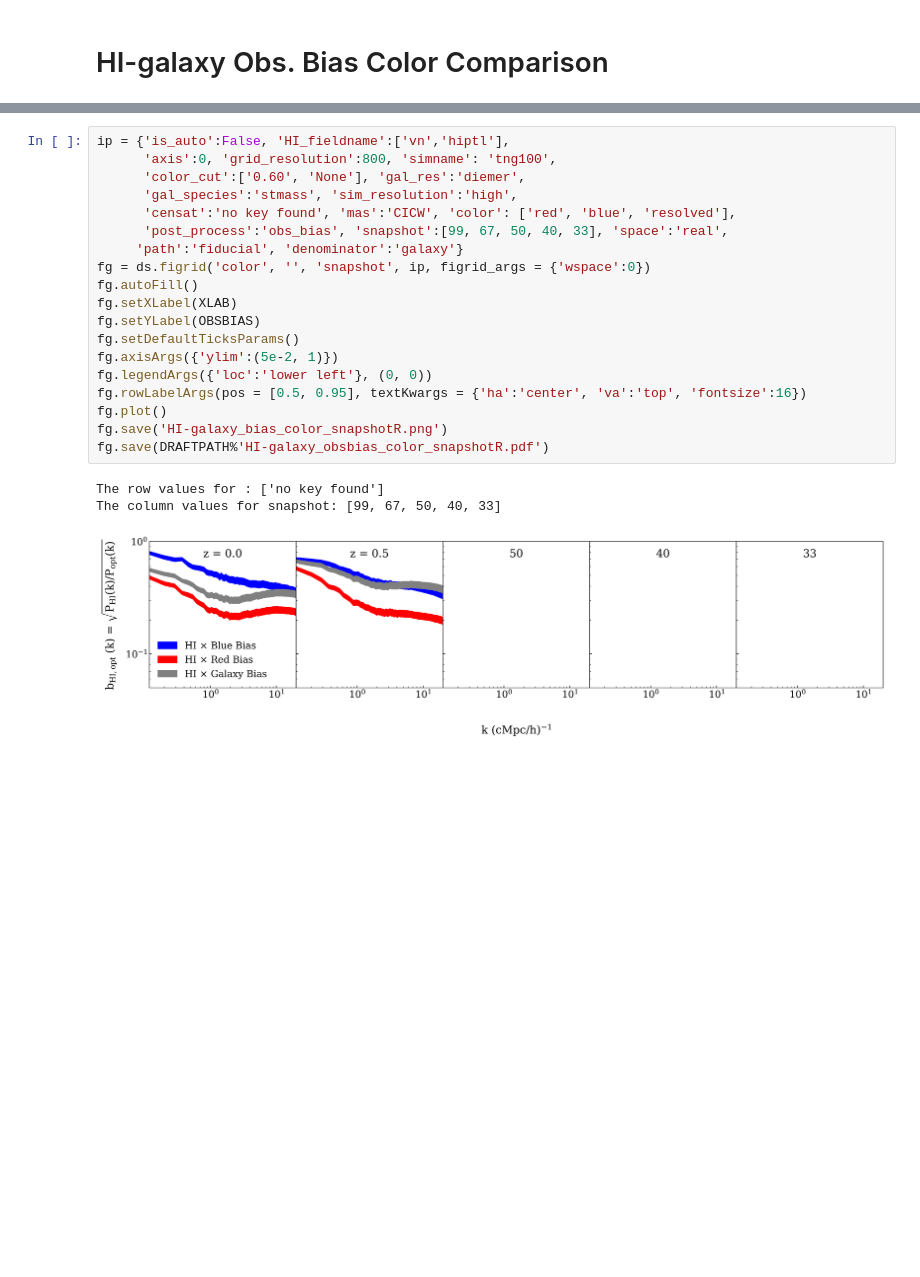
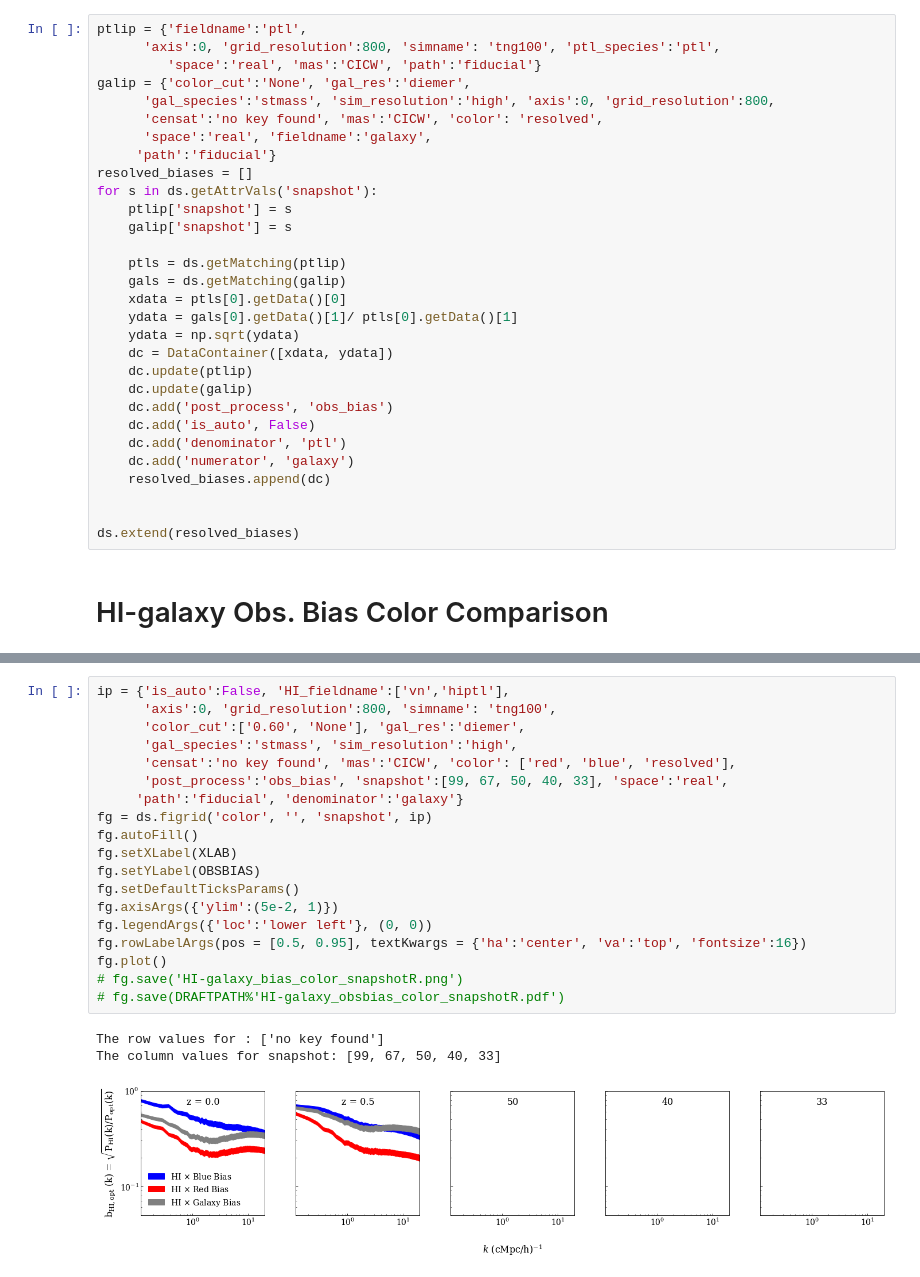
Before and after one commit to calvinosinga/hcolor, a Jupyter notebook: fig_md_analysis/Bias/bias_figures.ipynb, the cells around one changed output, grey strips where cells are left out. Drawn from its saved outputs; the diff is of its cells as text; blank space fills up the shorter version.

```diff
--- a/fig_md_analysis/Bias/bias_figures.ipynb
+++ b/fig_md_analysis/Bias/bias_figures.ipynb
@@ -45,6 +83,36 @@ ds.plotArgs('color', 'blue', {'color':'blue'})
 ds.plotArgs('color', 'resolved', {'color':'gray'})
 # %% [output]
 ['path', 'result_runtime', 'is_auto', 'box', 'simname', 'sim_resolution', 'num_part', 'grid_resolution', 'snapshot', 'redshift', 'axis', 'fieldname', 'is_hydrogen', 'is_atomic', 'is_molecular', 'is_pa ...
+# %%
+ptlip = {'fieldname':'ptl',
+      'axis':0, 'grid_resolution':800, 'simname': 'tng100', 'ptl_species':'ptl',
+         'space':'real', 'mas':'CICW', 'path':'fiducial'}
+galip = {'color_cut':'None', 'gal_res':'diemer',
+      'gal_species':'stmass', 'sim_resolution':'high', 'axis':0, 'grid_resolution':800,
+      'censat':'no key found', 'mas':'CICW', 'color': 'resolved',
+      'space':'real', 'fieldname':'galaxy',
+     'path':'fiducial'}
+resolved_biases = []
+for s in ds.getAttrVals('snapshot'):
+    ptlip['snapshot'] = s
+    galip['snapshot'] = s
+
+    ptls = ds.getMatching(ptlip)
+    gals = ds.getMatching(galip)
+    xdata = ptls[0].getData()[0]
+    ydata = gals[0].getData()[1]/ ptls[0].getData()[1]
+    ydata = np.sqrt(ydata)
+    dc = DataContainer([xdata, ydata])
+    dc.update(ptlip)
+    dc.update(galip)
+    dc.add('post_process', 'obs_bias')
+    dc.add('is_auto', False)
+    dc.add('denominator', 'ptl')
+    dc.add('numerator', 'galaxy')
+    resolved_biases.append(dc)
+
+
+ds.extend(resolved_biases)
 # %% [markdown]
 # HI-galaxy Obs. Bias Color Comparison
 # %%
@@ -72,25 +140,25 @@ The column values for snapshot: [99, 67]
 # %%
 ip = {'is_auto':False, 'HI_fieldname':['vn','hiptl'],
       'axis':0, 'grid_resolution':800, 'simname': 'tng100',
       'color_cut':['0.60', 'None'], 'gal_res':'diemer',
       'gal_species':'stmass', 'sim_resolution':'high',
       'censat':'no key found', 'mas':'CICW', 'color': ['red', 'blue', 'resolved'],
       'post_process':'obs_bias', 'snapshot':[99, 67, 50, 40, 33], 'space':'real',
      'path':'fiducial', 'denominator':'galaxy'}
-fg = ds.figrid('color', '', 'snapshot', ip, figrid_args = {'wspace':0})
+fg = ds.figrid('color', '', 'snapshot', ip)
 fg.autoFill()
 fg.setXLabel(XLAB)
 fg.setYLabel(OBSBIAS)
 fg.setDefaultTicksParams()
 fg.axisArgs({'ylim':(5e-2, 1)})
 fg.legendArgs({'loc':'lower left'}, (0, 0))
 fg.rowLabelArgs(pos = [0.5, 0.95], textKwargs = {'ha':'center', 'va':'top', 'fontsize':16})
 fg.plot()
-fg.save('HI-galaxy_bias_color_snapshotR.png')
-fg.save(DRAFTPATH%'HI-galaxy_obsbias_color_snapshotR.pdf')
+# fg.save('HI-galaxy_bias_color_snapshotR.png')
+# fg.save(DRAFTPATH%'HI-galaxy_obsbias_color_snapshotR.pdf')
 # %% [output]
 The row values for : ['no key found']
 The column values for snapshot: [99, 67, 50, 40, 33]
-[figure, old version]
+[figure, new version]
 # %%
 
```
Also changed, not shown: parts of 9 cells of this notebook, 20 other files.
